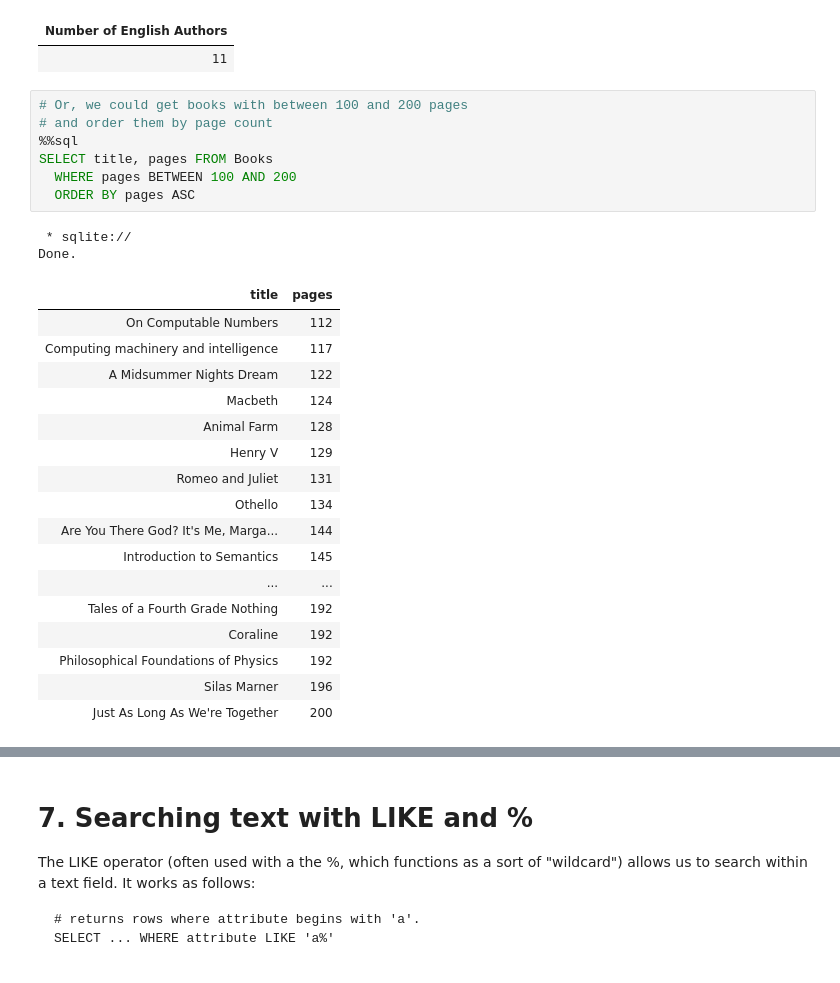
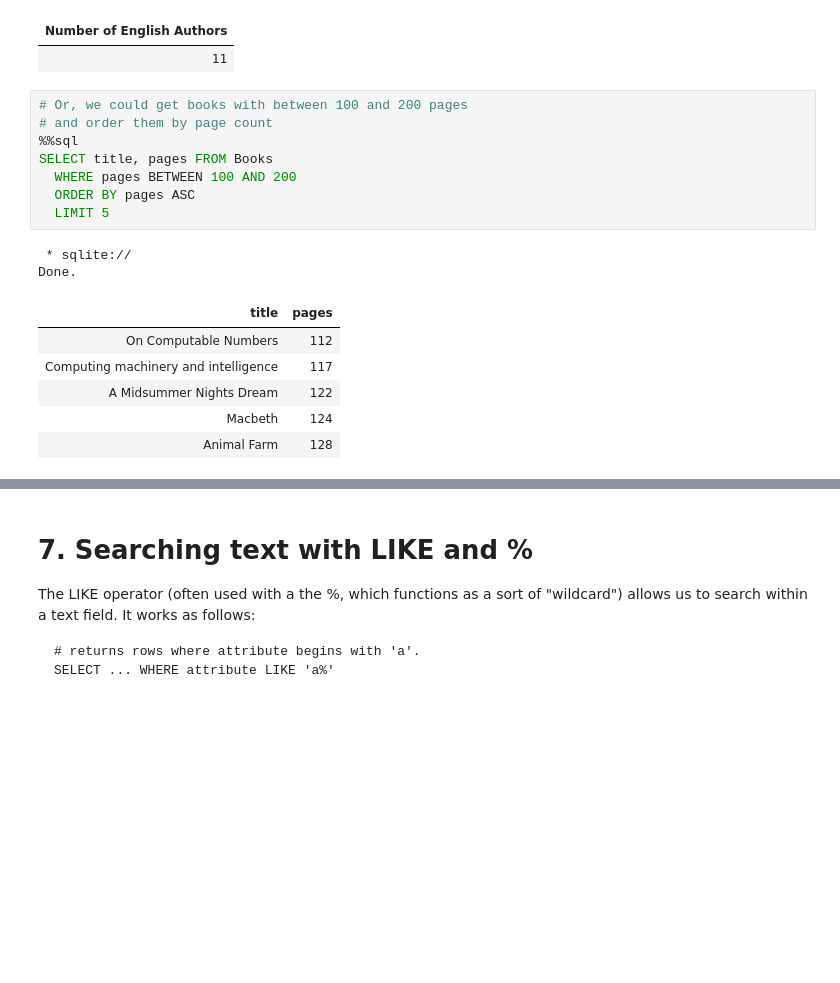
Before and after one commit to rkrebs7/database_sql, a Jupyter notebook: Introduction_to_SQL_1_Books.ipynb, the cells around one changed output, grey strips where cells are left out. Cells and saved outputs as stored; diff of their text form; blank space fills up the shorter version.

```diff
--- a/Introduction_to_SQL_1_Books.ipynb
+++ b/Introduction_to_SQL_1_Books.ipynb
@@ -706,30 +725,20 @@ Done.
 # %%
 # Or, we could get books with between 100 and 200 pages
 # and order them by page count
 %%sql
 SELECT title, pages FROM Books
   WHERE pages BETWEEN 100 AND 200
   ORDER BY pages ASC
+  LIMIT 5
 # %% [output]
  * sqlite://
 Done.
 | title | pages |
 | On Computable Numbers | 112 |
 | Computing machinery and intelligence | 117 |
 | A Midsummer Nights Dream | 122 |
 | Macbeth | 124 |
 | Animal Farm | 128 |
-| Henry V | 129 |
-| Romeo and Juliet | 131 |
-| Othello | 134 |
-| Are You There God? It's Me, Marga... | 144 |
-| Introduction to Semantics | 145 |
-| ... | ... |
-| Tales of a Fourth Grade Nothing | 192 |
-| Coraline | 192 |
-| Philosophical Foundations of Physics | 192 |
-| Silas Marner | 196 |
-| Just As Long As We're Together | 200 |
 # %%
 # Finally, we can select just those rows have (or do not have)
 # NULL values for particular rows
```
Also changed, not shown: parts of 21 cells of this notebook.
